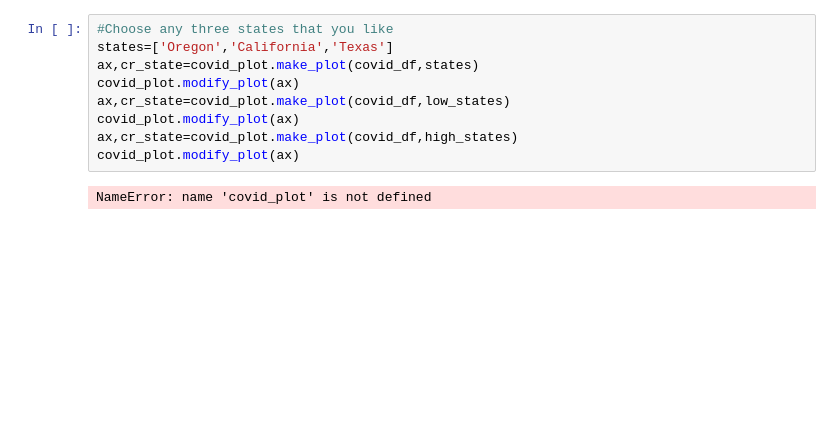
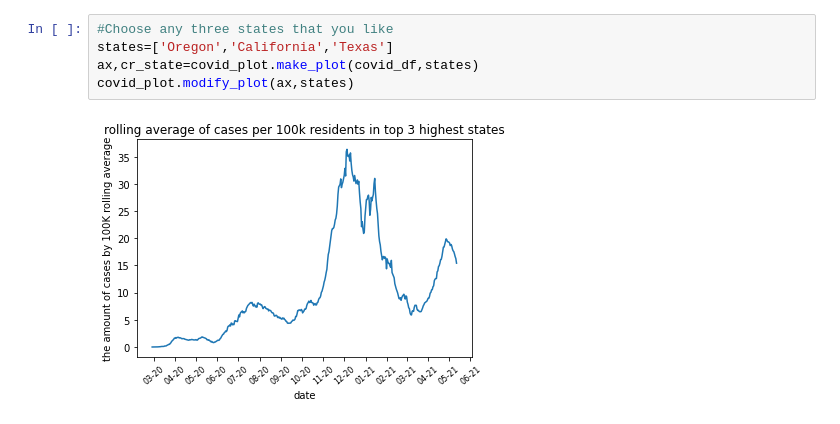
Before and after one commit to alvarant/covid-19-data, a Jupyter notebook: covid.ipynb, the cells around one changed output. Cells and saved outputs as stored; diff of their text form; blank space fills up the shorter version.

```diff
--- a/covid.ipynb
+++ b/covid.ipynb
@@ -9,11 +19,7 @@ IndentationError: unindent does not match any outer indentation level (covid_plo
 # %%
 #Choose any three states that you like
 states=['Oregon','California','Texas']
 ax,cr_state=covid_plot.make_plot(covid_df,states)
-covid_plot.modify_plot(ax)
-ax,cr_state=covid_plot.make_plot(covid_df,low_states)
-covid_plot.modify_plot(ax)
-ax,cr_state=covid_plot.make_plot(covid_df,high_states)
-covid_plot.modify_plot(ax)
+covid_plot.modify_plot(ax,states)
 # %% [output]
-NameError: name 'covid_plot' is not defined
+[figure, added]
```
Also changed, not shown: parts of 4 cells of this notebook.
